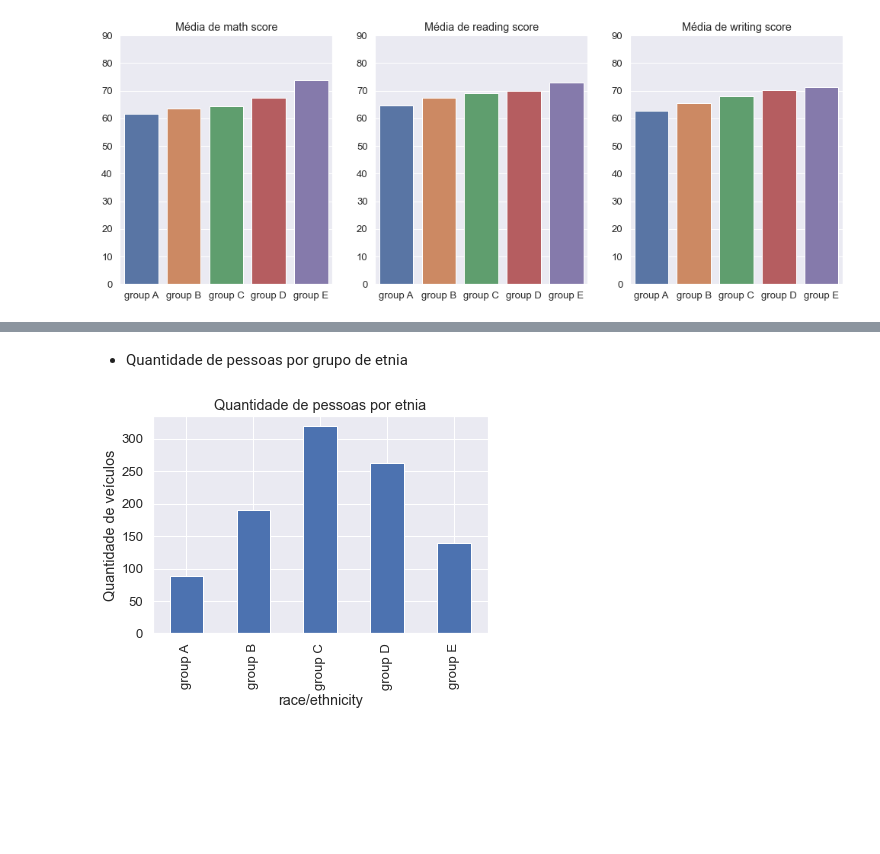
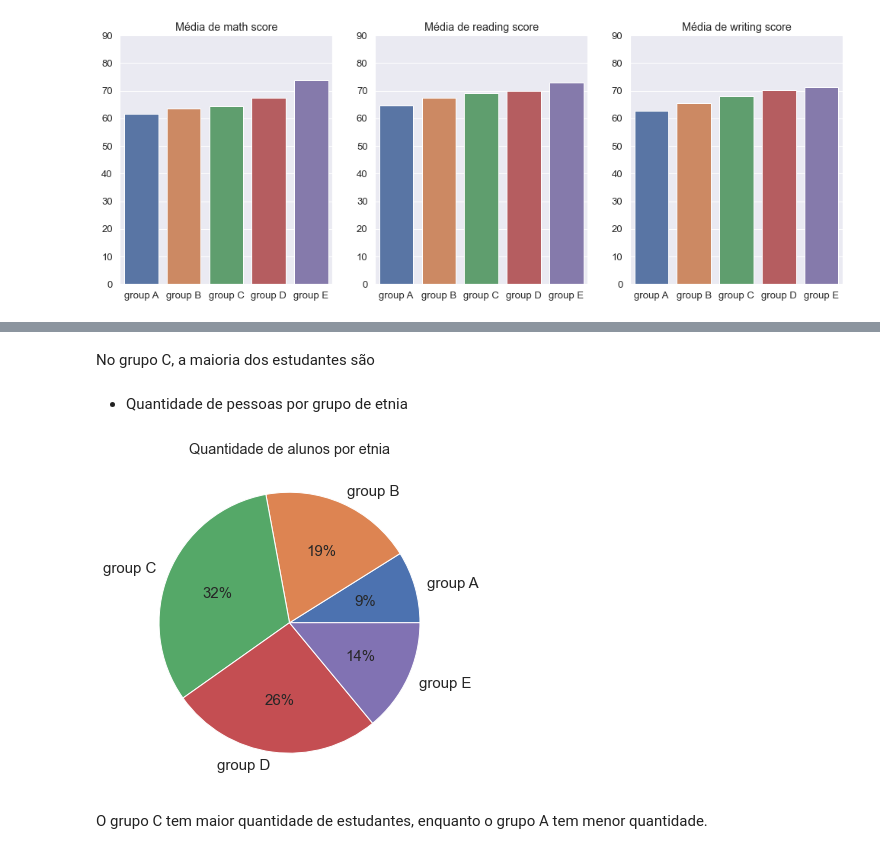
Before and after one commit to helenacypreste/helen-marlon-letscode-projeto2, a Jupyter notebook: notebooks/EDA-students-performance-exams.ipynb, the cells around one changed output, grey strips where cells are left out. Saved outputs shown, nothing was run; the diff lists cells and outputs as text; code cells hidden in the pictures; blank space fills up the shorter version.

```diff
--- a/notebooks/EDA-students-performance-exams.ipynb
+++ b/notebooks/EDA-students-performance-exams.ipynb
@@ -136,6 +163,11 @@ plt.show()
+# %% [markdown]
+No grupo C, a maioria dos estudantes são
 # %% [markdown]
 * Quantidade de pessoas por grupo de etnia
 # %%
-df.groupby('race/ethnicity')['gender'].count().plot(kind='bar', title='Quantidade de pessoas por etnia', legend=None, ylabel='Quantidade de pess');
+df.groupby('race/ethnicity')['gender'].count().plot(kind='pie', title='Quantidade de alunos por etnia', ylabel='',
+                                                   figsize=(6,6), autopct='%1.0f%%', fontsize=15);
 # %% [output]
-[figure, old version]
+[figure, new version]
+# %% [markdown]
+O grupo C tem maior quantidade de estudantes, enquanto o grupo A tem menor quantidade.
```
Also changed, not shown: parts of 7 cells of this notebook.
